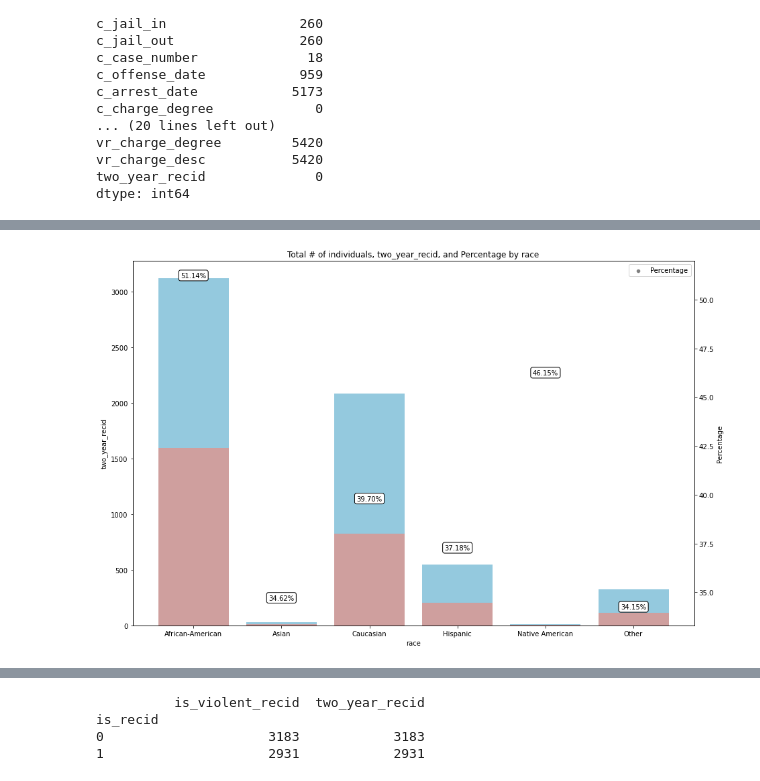
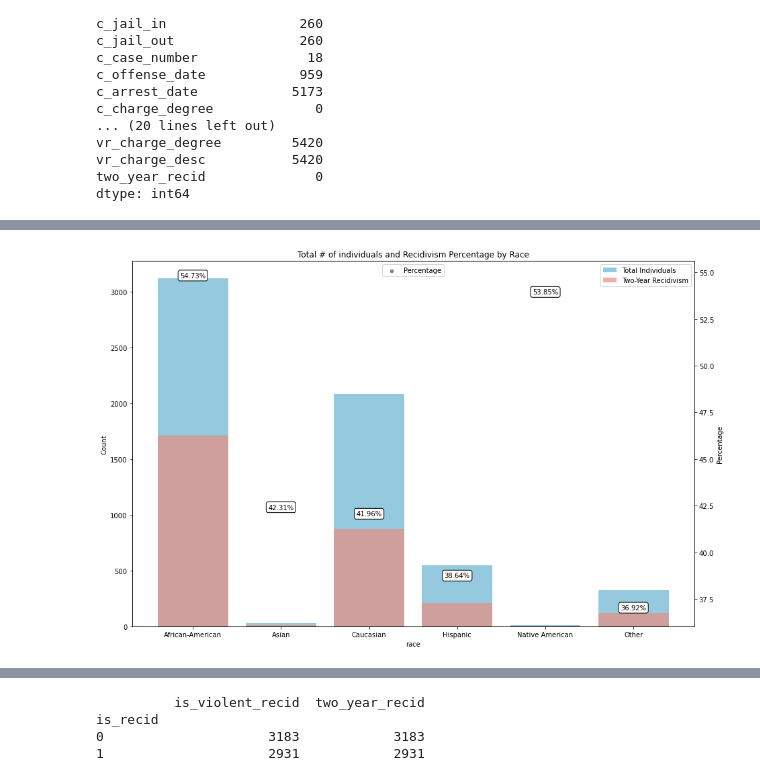
Before and after one commit to LDSAJPinto1306/Capstone-LDSA, a Jupyter notebook: Exploration.ipynb, the cells around one changed output, grey strips where cells are left out. Cells and saved outputs as stored; diff of their text form; code cells hidden in the pictures.

```diff
--- a/Exploration.ipynb
+++ b/Exploration.ipynb
@@ -42,28 +53,44 @@ dtype: int64
 # %%
-grouped = df.groupby('race').agg({'id':'count','two_year_recid':'sum'})
+import matplotlib.pyplot as plt
+import seaborn as sns
 
-grouped['percentage'] = (grouped['two_year_recid'] / grouped['id']) * 100
+# Assuming df is already defined and contains the relevant data
 
-# Plotting with Seaborn
+# Group by 'race' and calculate the necessary statistics
+grouped = df.groupby('race').agg({'id': 'count', 'is_recid': 'sum'})
+grouped['percentage'] = (grouped['is_recid'] / grouped['id']) * 100
+
+# Create the main plot
 plt.figure(figsize=(15, 10))
-sns.barplot(data=grouped, x=grouped.index, y='id', color='skyblue', label='Total Individuals')
-sns.barplot(data=grouped, x=grouped.index, y='two_year_recid', color='salmon', label='Two-Year Recidivism', alpha=0.7)
+bar1 = sns.barplot(data=grouped, x=grouped.index, y='id', color='skyblue', label='Total Individuals')
+bar2 = sns.barplot(data=grouped, x=grouped.index, y='is_recid', color='salmon', label='Two-Year Recidivism', alpha=0.7)
 
-# Calculate and plot percentages
+# Create a secondary axis for the percentage
 ax2 = plt.twinx()
-sns.scatterplot(data=grouped, x=grouped.index, y='percentage', color='gray', ax=ax2, label='Percentage')
+scatter = sns.scatterplot(data=grouped, x=grouped.index, y='percentage', color='gray', ax=ax2, label='Percentage')
 
+# Add text annotations for percentages
 for index, row in grouped.iterrows():
-    ax2.text(index, row['percentage'], f"{row['percentage']:.2f}%", color='black', ha="center", bbox=dict(facecolor='white', edgecolor='black', boxstyle='round,pad=0.3'))
+    ax2.text(index, row['percentage'], f"{row['percentage']:.2f}%", color='black', ha="center",
+             bbox=dict(facecolor='white', edgecolor='black', boxstyle='round,pad=0.3'))
 
 # Set labels and titles
-plt.title('Total # of individuals, two_year_recid, and Percentage by race')
-plt.ylabel('Count')
+bar1.set_title('Total # of individuals and Recidivism Percentage by Race')
+bar1.set_ylabel('Count')
 ax2.set_ylabel('Percentage')
-plt.legend(loc='upper right')
+
+# Combine legends from both axes
+handles1, labels1 = bar1.get_legend_handles_labels()
+handles2, labels2 = scatter.get_legend_handles_labels()
+
+# Display the legend with specific placement for the percentage
+legend = bar1.legend(handles=handles1, labels=labels1, loc='upper right')
+ax2.legend(handles=handles2, labels=labels2, loc='upper center')
+
+# Display the plot
 plt.show()
 # %% [output]
-[figure, old version]
+[figure, new version]
 # %%
 df.describe().round(2)
 # %% [output]
```
Also changed, not shown: parts of 7 cells of this notebook, 2 other files.
